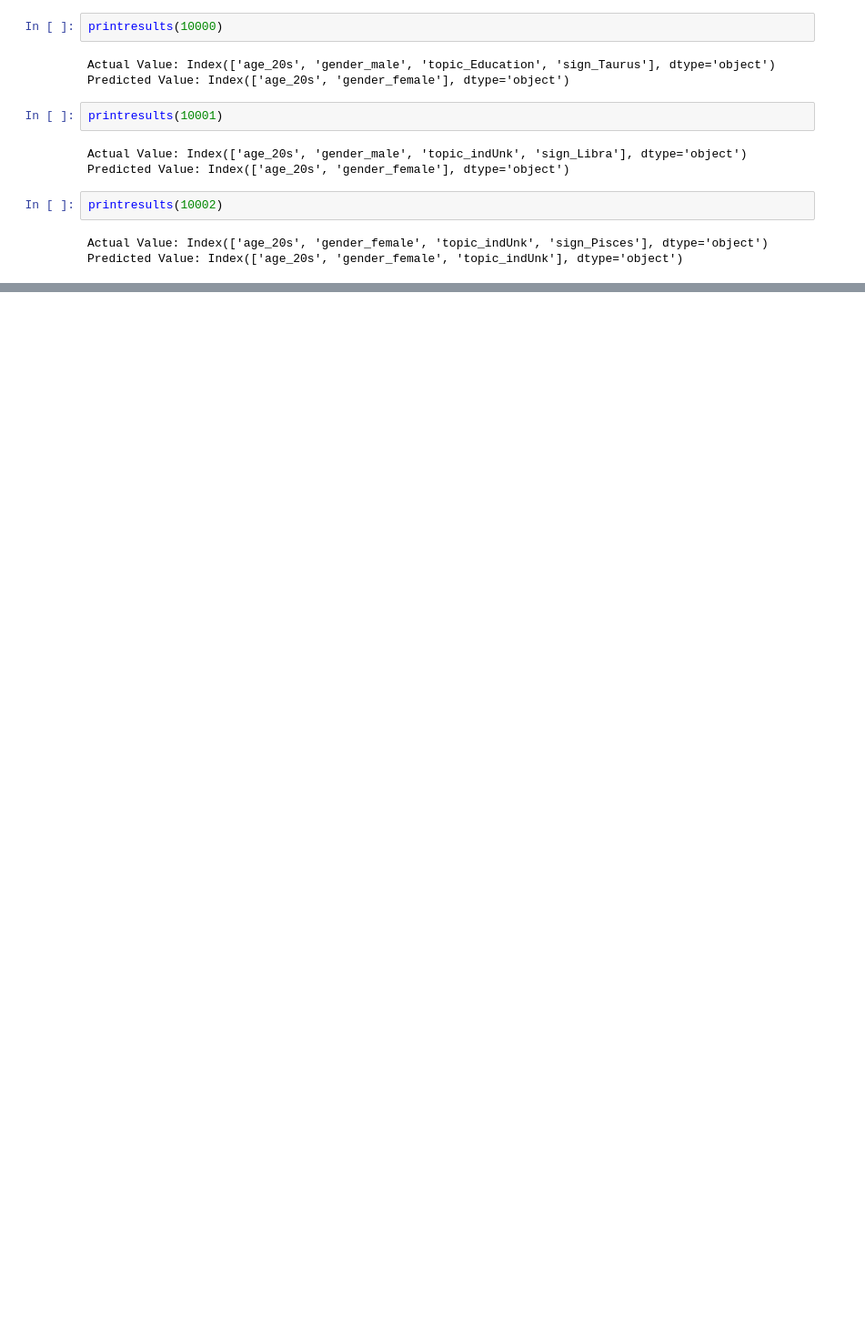
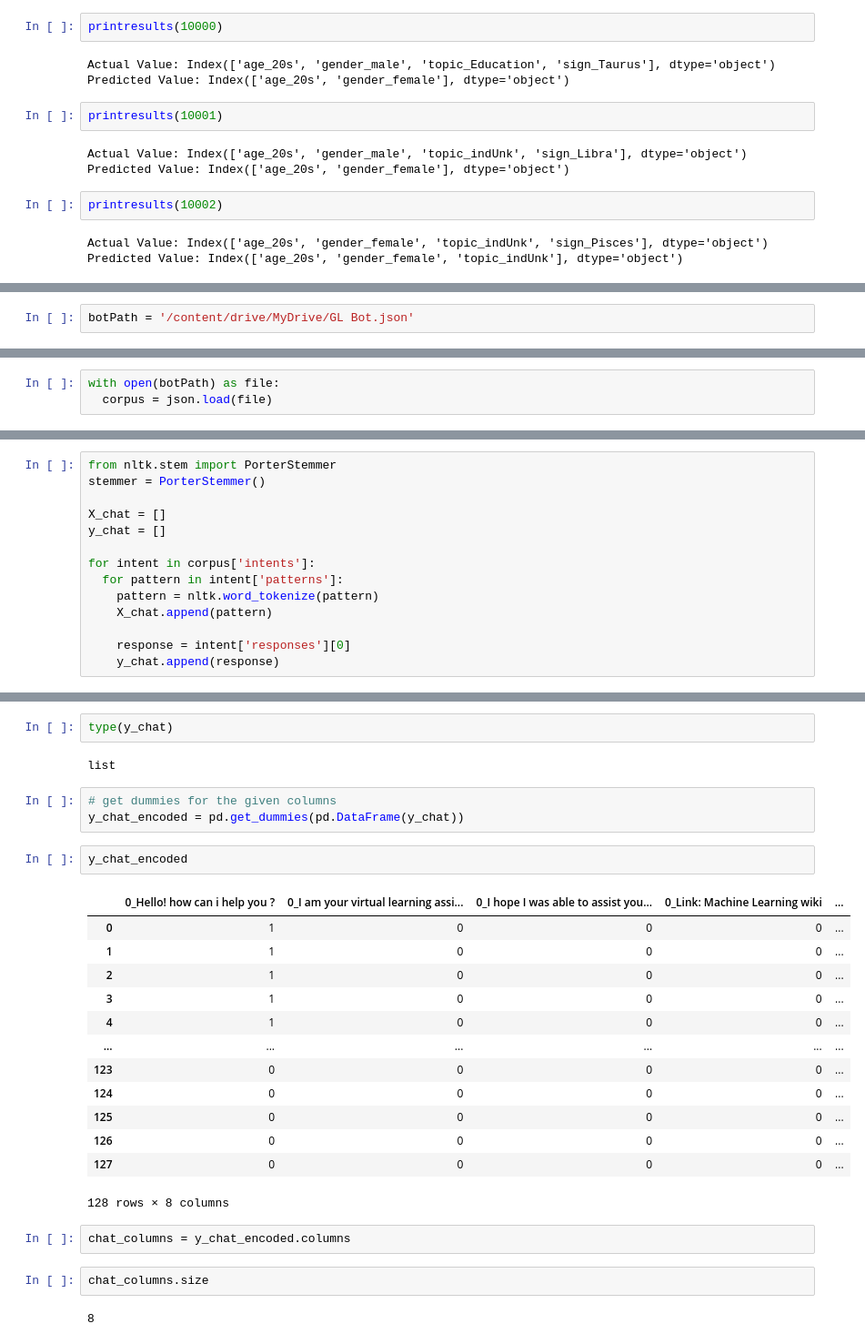
Before and after one commit to nandhukumar86/AIML-Practice, a Jupyter notebook: NLP_Project_1.ipynb, the cells around one changed output, grey strips where cells are left out. Shown at 91% size. Saved outputs shown, nothing was run; the diff lists cells and outputs as text; blank space fills up the shorter version.

```diff
--- a/NLP_Project_1.ipynb
+++ b/NLP_Project_1.ipynb
@@ -423,0 +428,2 @@ Predicted Value: Index(['age_20s', 'gender_female', 'topic_indUnk'], dtype='obje
+# %%
+botPath = '/content/drive/MyDrive/GL Bot.json'
@@ -423,0 +432,3 @@ Predicted Value: Index(['age_20s', 'gender_female', 'topic_indUnk'], dtype='obje
+# %%
+with open(botPath) as file:
+  corpus = json.load(file)
@@ -423,0 +445,14 @@ Predicted Value: Index(['age_20s', 'gender_female', 'topic_indUnk'], dtype='obje
+# %%
+from nltk.stem import PorterStemmer
+stemmer = PorterStemmer()
+
+X_chat = []
+y_chat = []
+
+for intent in corpus['intents']:
+  for pattern in intent['patterns']:
+    pattern = nltk.word_tokenize(pattern)
+    X_chat.append(pattern)
+
+    response = intent['responses'][0]
+    y_chat.append(response)
@@ -423,0 +488,29 @@ Predicted Value: Index(['age_20s', 'gender_female', 'topic_indUnk'], dtype='obje
+# %%
+type(y_chat)
+# %% [output]
+list
+# %%
+# get dummies for the given columns
+y_chat_encoded = pd.get_dummies(pd.DataFrame(y_chat))
+# %%
+y_chat_encoded
+# %% [output]
+|  | 0_Hello! how can i help you ? | 0_I am your virtual learning assi... | 0_I hope I was able to assist you... | 0_Link: Machine Learning wiki | ... |
+| 0 | 1 | 0 | 0 | 0 | ... |
+| 1 | 1 | 0 | 0 | 0 | ... |
+| 2 | 1 | 0 | 0 | 0 | ... |
+| 3 | 1 | 0 | 0 | 0 | ... |
+| 4 | 1 | 0 | 0 | 0 | ... |
+| ... | ... | ... | ... | ... | ... |
+| 123 | 0 | 0 | 0 | 0 | ... |
+| 124 | 0 | 0 | 0 | 0 | ... |
+| 125 | 0 | 0 | 0 | 0 | ... |
+| 126 | 0 | 0 | 0 | 0 | ... |
+| 127 | 0 | 0 | 0 | 0 | ... |
+128 rows × 8 columns
+# %%
+chat_columns = y_chat_encoded.columns
+# %%
+chat_columns.size
+# %% [output]
+8
```
Also changed, not shown: parts of 22 cells of this notebook.
